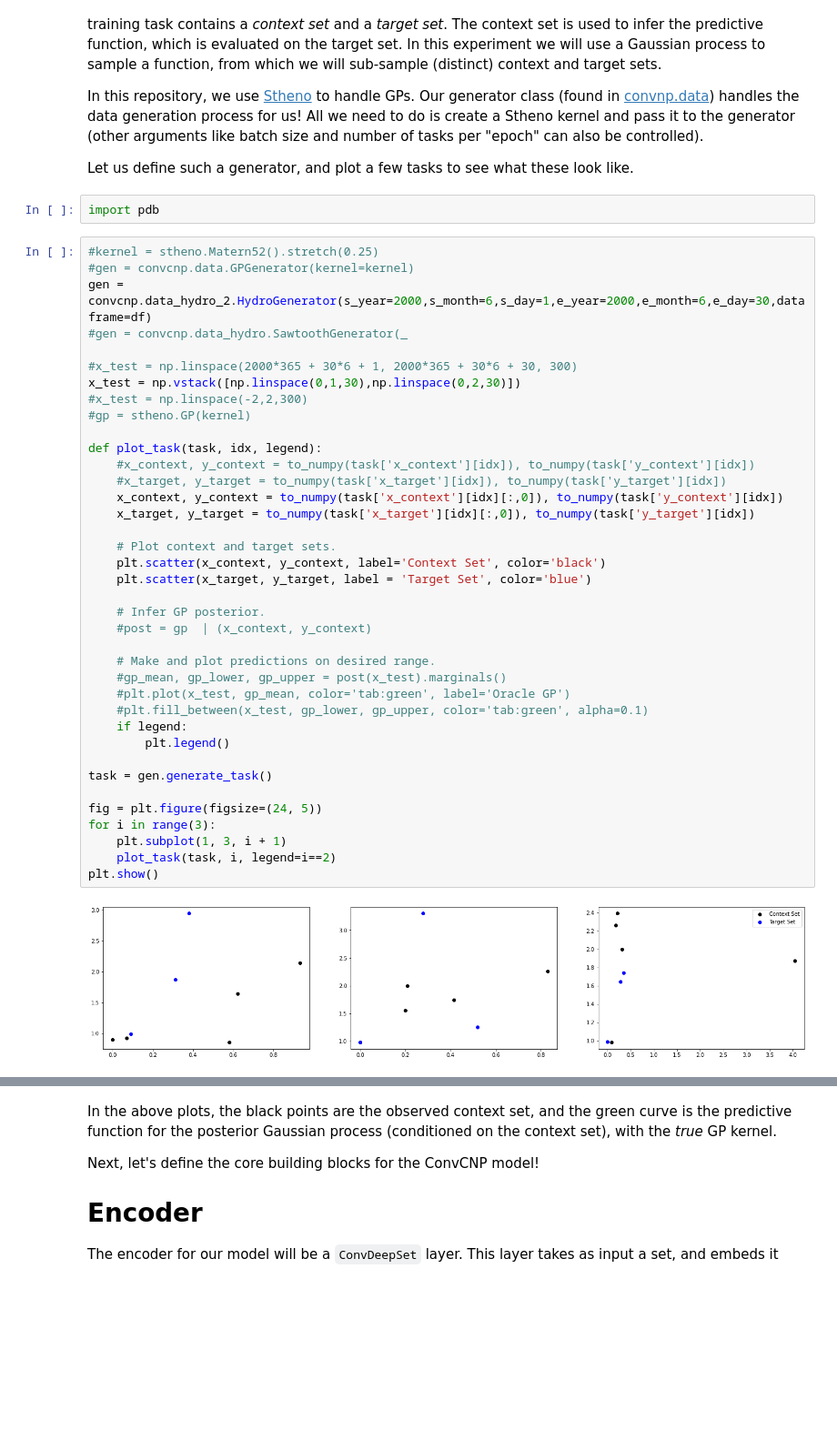
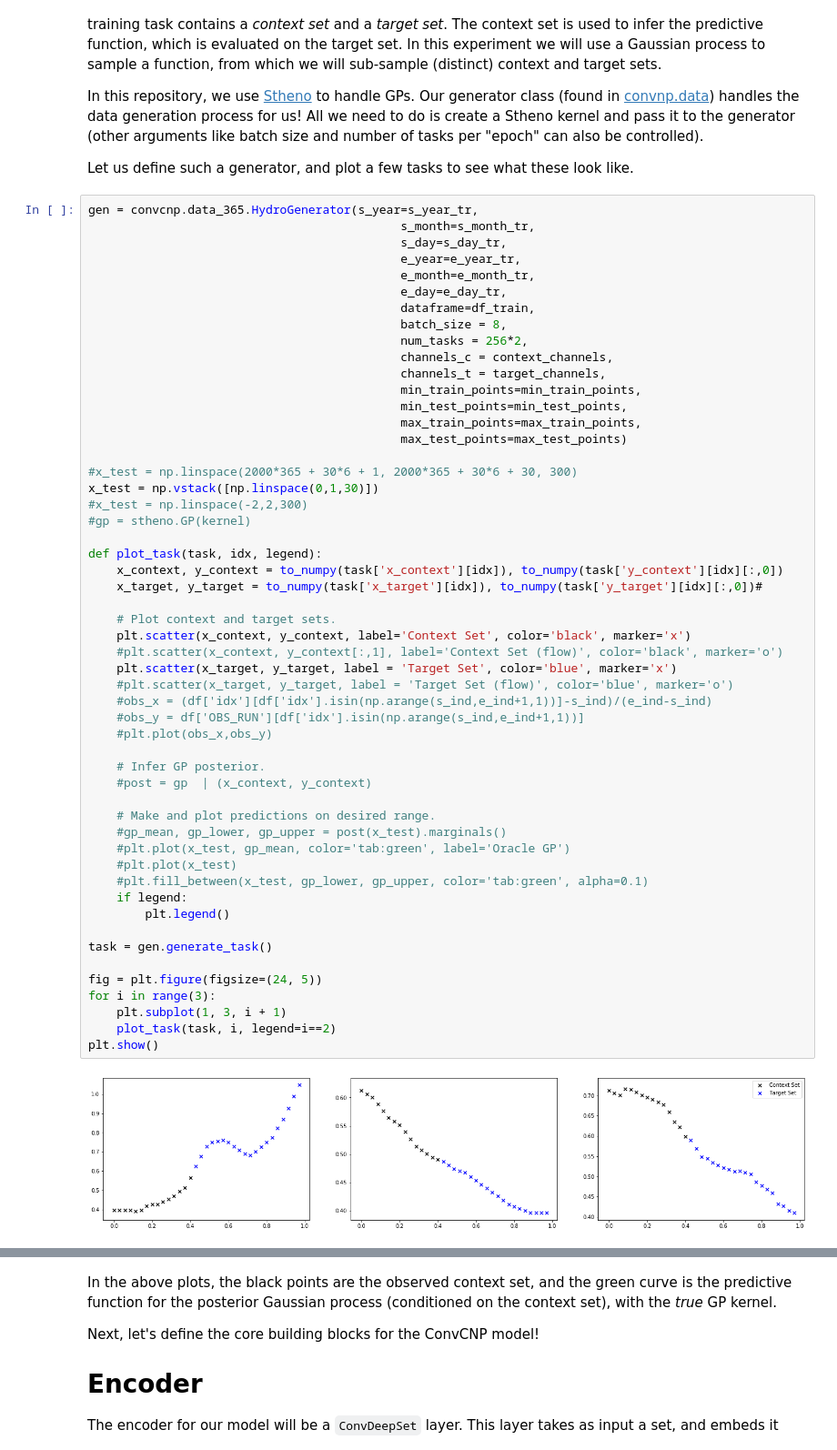
Before and after one commit to mgironamata/convcnp, a Jupyter notebook: convcnp_regression_local-pc53.ipynb, the cells around one changed output, grey strips where cells are left out. Shown: that part at 91% size. Drawn from its saved outputs; the diff is of its cells as text; blank space fills up the shorter version.

```diff
--- a/convcnp_regression_local-pc53.ipynb
+++ b/convcnp_regression_local-pc53.ipynb
@@ -63,45 +84,58 @@ As other members of the NP family, ConvCNP learns from a large collection of rel
 In this repository, we use [Stheno](https://github.com/wesselb/stheno) to handle GPs. Our generator class (found in [convnp.data](https://github.com/cambridge-mlg/convcnp/blob/master/convcnp/data.py)) handles the data generation process for us! All we need to do is create a Stheno kernel and pass it to the generator (other arguments like batch size and number of tasks per "epoch" can also be controlled).
 
 Let us define such a generator, and plot a few tasks to see what these look like.
-# %%
-import pdb
 # %%
-#kernel = stheno.Matern52().stretch(0.25)
-#gen = convcnp.data.GPGenerator(kernel=kernel)
-gen = convcnp.data_hydro_2.HydroGenerator(s_year=2000,s_month=6,s_day=1,e_year=2000,e_month=6,e_day=30,dataframe=df)
-#gen = convcnp.data_hydro.SawtoothGenerator(_
+gen = convcnp.data_365.HydroGenerator(s_year=s_year_tr,
+                                            s_month=s_month_tr,
+                                            s_day=s_day_tr,
+                                            e_year=e_year_tr,
+                                            e_month=e_month_tr,
+                                            e_day=e_day_tr,
+                                            dataframe=df_train,
+                                            batch_size = 8,
+                                            num_tasks = 256*2,
+                                            channels_c = context_channels,
+                                            channels_t = target_channels,
+                                            min_train_points=min_train_points,
+                                            min_test_points=min_test_points,
+                                            max_train_points=max_train_points,
+                                            max_test_points=max_test_points)
 
 #x_test = np.linspace(2000*365 + 30*6 + 1, 2000*365 + 30*6 + 30, 300)
-x_test = np.vstack([np.linspace(0,1,30),np.linspace(0,2,30)])
+x_test = np.vstack([np.linspace(0,1,30)])
 #x_test = np.linspace(-2,2,300)
 #gp = stheno.GP(kernel)
 
 def plot_task(task, idx, legend):
-    #x_context, y_context = to_numpy(task['x_context'][idx]), to_numpy(task['y_context'][idx])
-    #x_target, y_target = to_numpy(task['x_target'][idx]), to_numpy(task['y_target'][idx])
-    x_context, y_context = to_numpy(task['x_context'][idx][:,0]), to_numpy(task['y_context'][idx])
-    x_target, y_target = to_numpy(task['x_target'][idx][:,0]), to_numpy(task['y_target'][idx])
+    x_context, y_context = to_numpy(task['x_context'][idx]), to_numpy(task['y_context'][idx][:,0])
+    x_target, y_target = to_numpy(task['x_target'][idx]), to_numpy(task['y_target'][idx][:,0])#
 
     # Plot context and target sets.
-    plt.scatter(x_context, y_context, label='Context Set', color='black')
-    plt.scatter(x_target, y_target, label = 'Target Set', color='blue')
+    plt.scatter(x_context, y_context, label='Context Set', color='black', marker='x')
+    #plt.scatter(x_context, y_context[:,1], label='Context Set (flow)', color='black', marker='o')
+    plt.scatter(x_target, y_target, label = 'Target Set', color='blue', marker='x')
+    #plt.scatter(x_target, y_target, label = 'Target Set (flow)', color='blue', marker='o')
+    #obs_x = (df['idx'][df['idx'].isin(np.arange(s_ind,e_ind+1,1))]-s_ind)/(e_ind-s_ind)
+    #obs_y = df['OBS_RUN'][df['idx'].isin(np.arange(s_ind,e_ind+1,1))]
+    #plt.plot(obs_x,obs_y)
 
     # Infer GP posterior.
     #post = gp  | (x_context, y_context)
 
     # Make and plot predictions on desired range.
     #gp_mean, gp_lower, gp_upper = post(x_test).marginals()
     #plt.plot(x_test, gp_mean, color='tab:green', label='Oracle GP')
+    #plt.plot(x_test)
     #plt.fill_between(x_test, gp_lower, gp_upper, color='tab:green', alpha=0.1)
     if legend:
         plt.legend()
 
 task = gen.generate_task()
 
 fig = plt.figure(figsize=(24, 5))
 for i in range(3):
     plt.subplot(1, 3, i + 1)
     plot_task(task, i, legend=i==2)
 plt.show()
 # %% [output]
-[figure, old version]
+[figure, new version]
```
Also changed, not shown: parts of 11 cells of this notebook, 8 other files.
